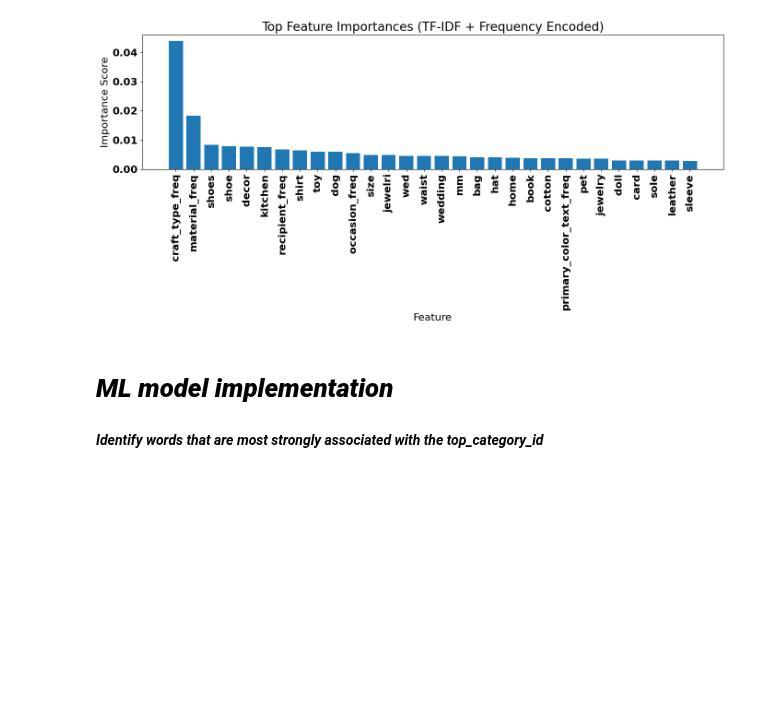
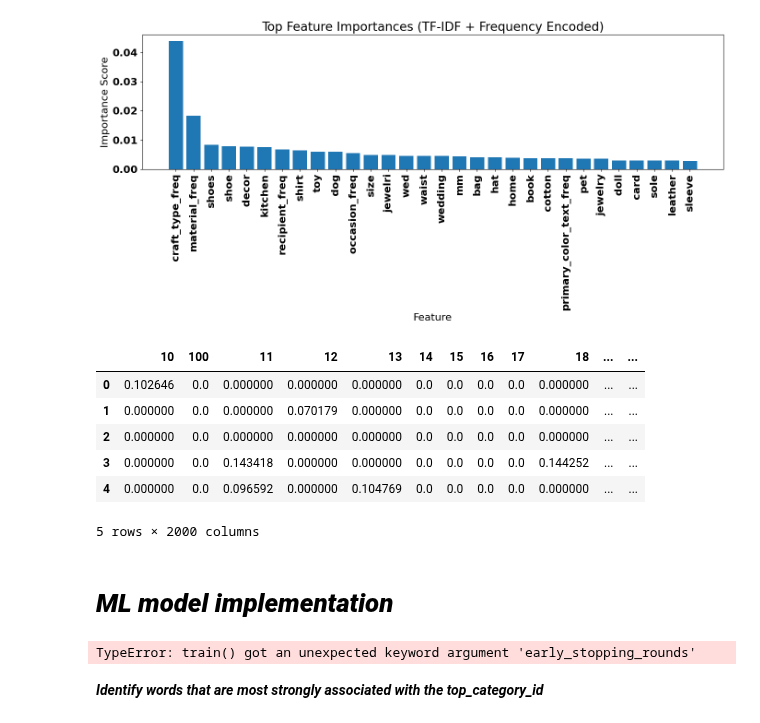
Before and after one commit to Sabha95/Machine_Learning-Assig, a Jupyter notebook: Getting_started_Notebook_for_Students_2025.ipynb, the cells around one changed output. Drawn from its saved outputs; the diff is of its cells as text; code cells hidden in the pictures; blank space fills up the shorter version.

```diff
--- a/Getting_started_Notebook_for_Students_2025.ipynb
+++ b/Getting_started_Notebook_for_Students_2025.ipynb
@@ -562,5 +562,15 @@ plt.tight_layout()
 plt.show()
 # %% [output]
 [figure]
+# %%
+tfidf_df.head()
+# %% [output]
+|  | 10 | 100 | 11 | 12 | 13 | 14 | 15 | 16 | 17 | 18 | ... | ... |
+| 0 | 0.102646 | 0.0 | 0.000000 | 0.000000 | 0.000000 | 0.0 | 0.0 | 0.0 | 0.0 | 0.000000 | ... | ... |
+| 1 | 0.000000 | 0.0 | 0.000000 | 0.070179 | 0.000000 | 0.0 | 0.0 | 0.0 | 0.0 | 0.000000 | ... | ... |
+| 2 | 0.000000 | 0.0 | 0.000000 | 0.000000 | 0.000000 | 0.0 | 0.0 | 0.0 | 0.0 | 0.000000 | ... | ... |
+| 3 | 0.000000 | 0.0 | 0.143418 | 0.000000 | 0.000000 | 0.0 | 0.0 | 0.0 | 0.0 | 0.144252 | ... | ... |
+| 4 | 0.000000 | 0.0 | 0.096592 | 0.000000 | 0.104769 | 0.0 | 0.0 | 0.0 | 0.0 | 0.000000 | ... | ... |
+5 rows × 2000 columns
 # %% [markdown]
 # ***ML model implementation***
@@ -605,3 +577,67 @@ print("\nClassification Report:\n", classification_report(y_test, y_pred))
+# %%
+import pandas as pd
+import numpy as np
+import lightgbm as lgb
+from sklearn.model_selection import train_test_split
+from sklearn.metrics import classification_report, accuracy_score
+
+X = pd.concat([tfidf_df, df_train2], axis=1)
+X = X.drop(columns=['combined_text', 'top_category_text',
+    'bottom_category_text','top_category_id','bottom_category_id'])
+y = df_train2['top_category_id']
+
+
+# ---- Train/Test Split ----
+X_train, X_test, y_train, y_test = train_test_split(
+    X, y, test_size=0.2, random_state=42, stratify=y
+)
+
+# ---- Convert to LightGBM Dataset (more memory efficient) ----
+train_data = lgb.Dataset(X_train, label=y_train, free_raw_data=False)
+test_data = lgb.Dataset(X_test, label=y_test, free_raw_data=False)
+
+# ---- Train Parameters ----
+params = {
+    'objective': 'multiclass',
+    'num_class': len(np.unique(y)),  # for classification
+    'learning_rate': 0.05,
+    'num_leaves': 64,
+    'metric': 'multi_logloss',
+    'n_jobs': -1,  # full CPU use
+    'verbose': -1
+}
+
+from lightgbm import early_stopping, log_evaluation
+
+model = lgb.train(
+    params,
+    train_data,
+    valid_sets=[test_data],
+    num_boost_round=300,
+    callbacks=[
+        early_stopping(stopping_rounds=20),
+        log_evaluation(50)  # Optional: prints every 50 rounds
+    ]
+)
+
+# # ---- Train Model ----
+# model = lgb.train(
+#     params,
+#     train_data,
+#     valid_sets=[test_data],
+#     num_boost_round=300,
+#     early_stopping_rounds=20,
+#     verbose_eval=50
+# )
+
+# ---- Predict and Evaluate ----
+y_pred = model.predict(X_test)
+y_pred_class = np.argmax(y_pred, axis=1)
+
+print("\nTest Accuracy:", accuracy_score(y_test, y_pred_class))
+print("\nClassification Report:\n", classification_report(y_test, y_pred_class))
+# %% [output]
+TypeError: train() got an unexpected keyword argument 'early_stopping_rounds'
 # %% [markdown]
  ***Identify words that are most strongly associated with the top_category_id***
 # %%
```
Also changed, not shown: parts of 1 cell of this notebook.
